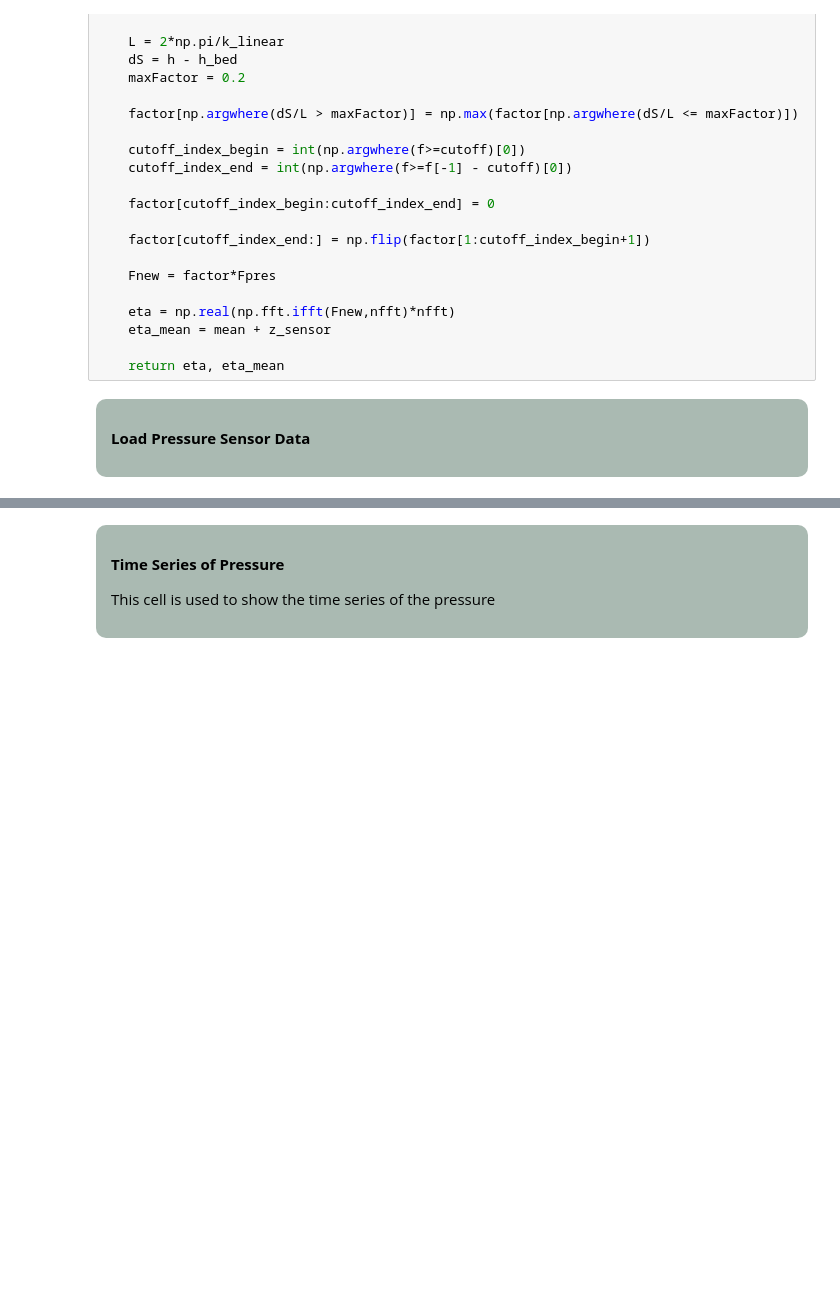
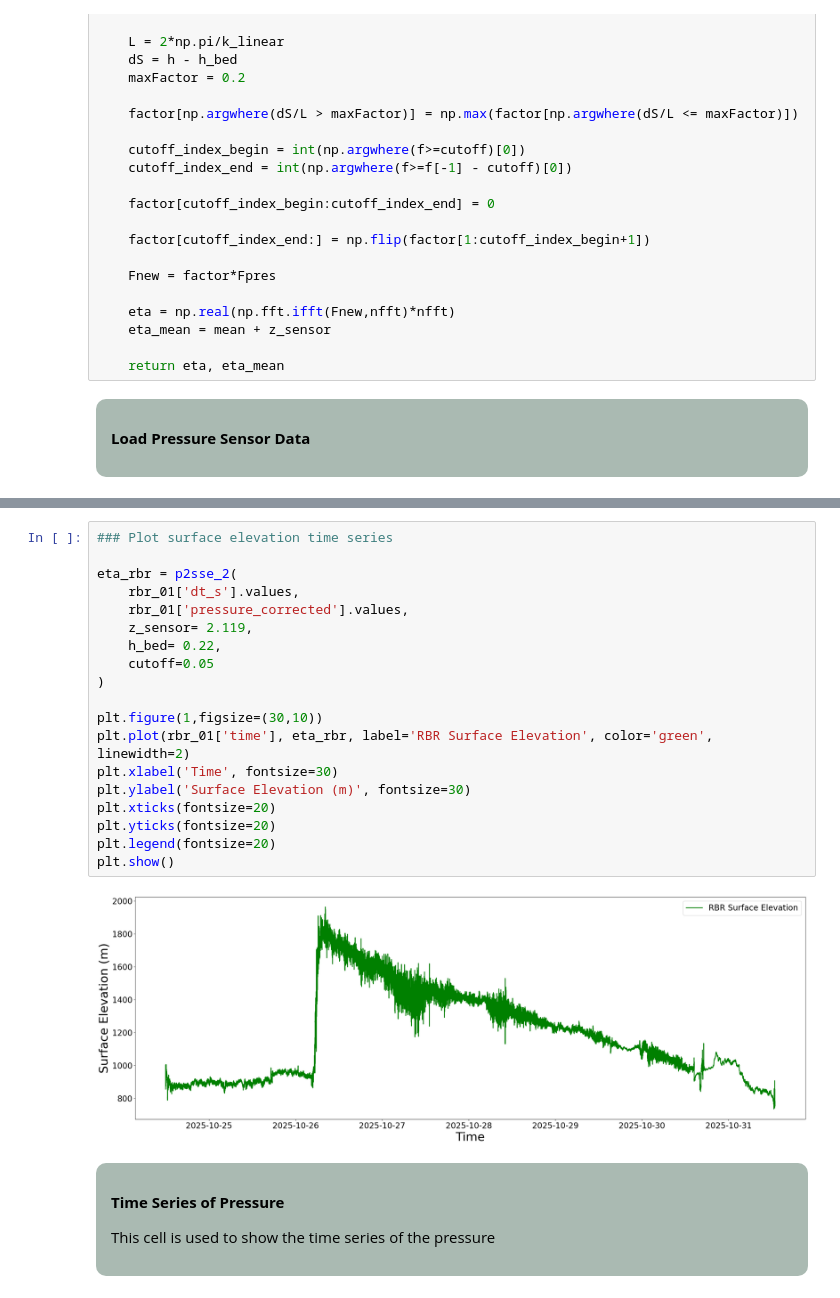
Before and after one commit to tudelftstormtroopers/stormbenjamin, a Jupyter notebook: PS_Lake_Analysis/Pressure_to_Elevation_Template.ipynb, the cells around one changed output, grey strips where cells are left out. Drawn from its saved outputs; the diff is of its cells as text; blank space fills up the shorter version.

```diff
--- a/PS_Lake_Analysis/Pressure_to_Elevation_Template.ipynb
+++ b/PS_Lake_Analysis/Pressure_to_Elevation_Template.ipynb
@@ -300,3 +533,24 @@ rbr_01 = rbr_data_reader(r'C:\Users\mscha\Documents\Stormtroopers\Data_files\Dat
+# %%
+### Plot surface elevation time series
+
+eta_rbr = p2sse_2(
+    rbr_01['dt_s'].values,
+    rbr_01['pressure_corrected'].values,
+    z_sensor= 2.119,
+    h_bed= 0.22,
+    cutoff=0.05
+)
+
+plt.figure(1,figsize=(30,10))
+plt.plot(rbr_01['time'], eta_rbr, label='RBR Surface Elevation', color='green', linewidth=2)
+plt.xlabel('Time', fontsize=30)
+plt.ylabel('Surface Elevation (m)', fontsize=30)
+plt.xticks(fontsize=20)
+plt.yticks(fontsize=20)
+plt.legend(fontsize=20)
+plt.show()
+# %% [output]
+[figure, added]
 # %% [markdown]
 <div style="background-color:#AABAB2; color: black; width:90%; vertical-align: middle; padding:15px; margin: 10px; border-radius: 10px">
 <p>
```
Also changed, not shown: parts of 9 cells of this notebook, 7 other files.
